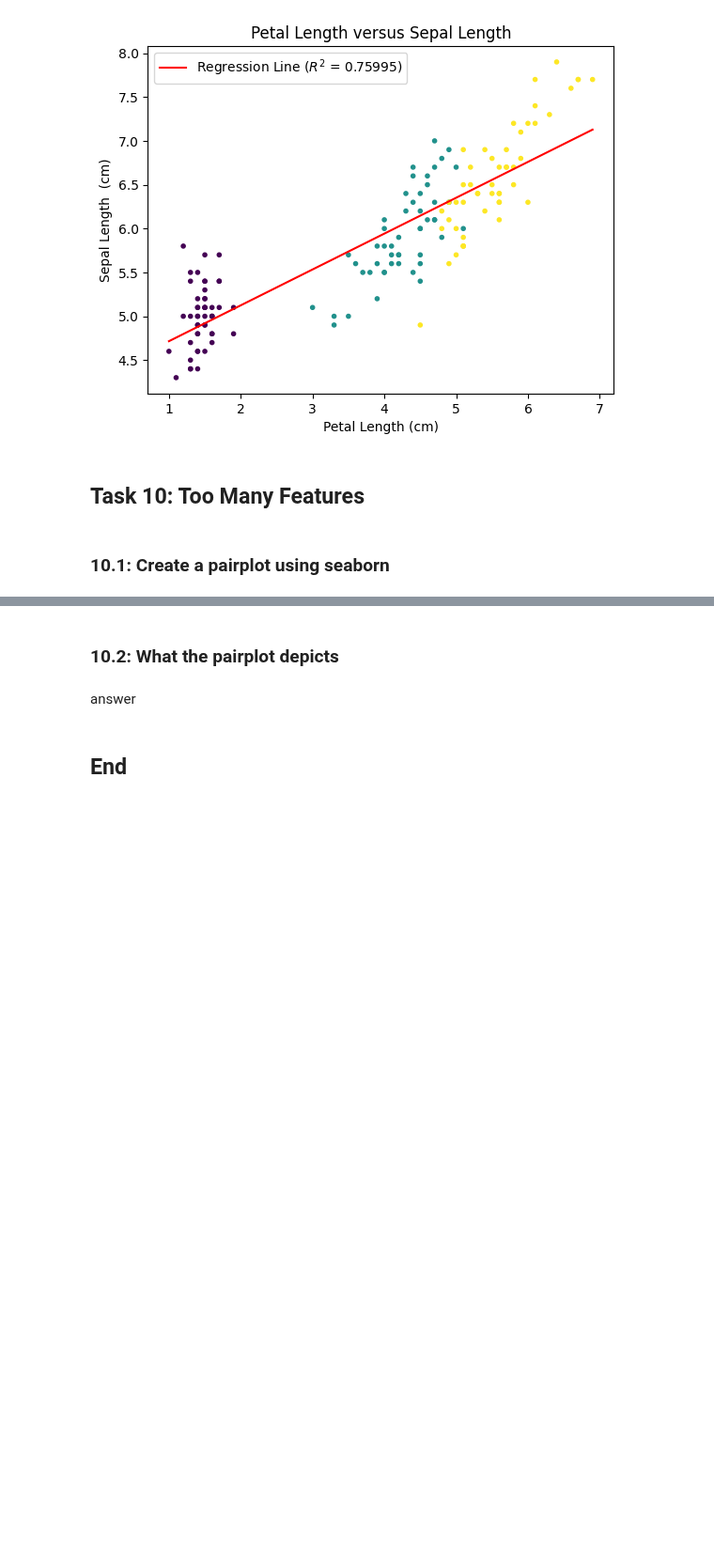
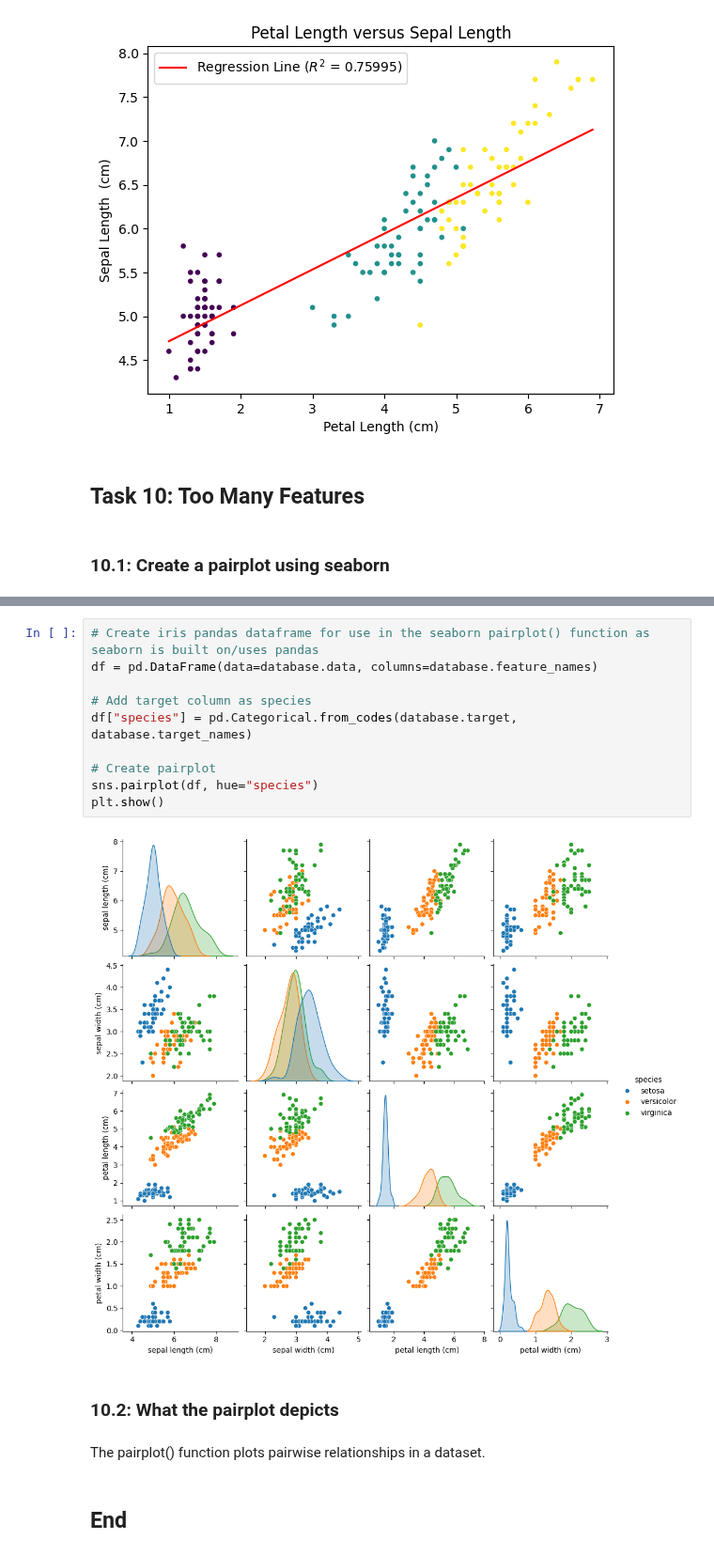
Before and after one commit to seasid3/seasid3-prin_data_analy, a Jupyter notebook: tasks.ipynb, the cells around one changed output, grey strips where cells are left out. Shown at 94% size. Saved outputs shown, nothing was run; the diff lists cells and outputs as text; blank space fills up the shorter version.

```diff
--- a/tasks.ipynb
+++ b/tasks.ipynb
@@ -795,6 +799,18 @@ https://seaborn.pydata.org/generated/seaborn.pairplot.html
+# %%
+# Create iris pandas dataframe for use in the seaborn pairplot() function as seaborn is built on/uses pandas
+df = pd.DataFrame(data=database.data, columns=database.feature_names)
+
+# Add target column as species
+df["species"] = pd.Categorical.from_codes(database.target, database.target_names)
+
+# Create pairplot
+sns.pairplot(df, hue="species")
+plt.show()
+# %% [output]
+[figure, added]
 # %% [markdown]
 ### 10.2: What the pairplot depicts
-# %% [markdown]
-answer
+# %% [markdown]
+The pairplot() function plots pairwise relationships in a dataset.
 # %% [markdown]
 ## End
```
Also changed, not shown: parts of 3 cells of this notebook.
